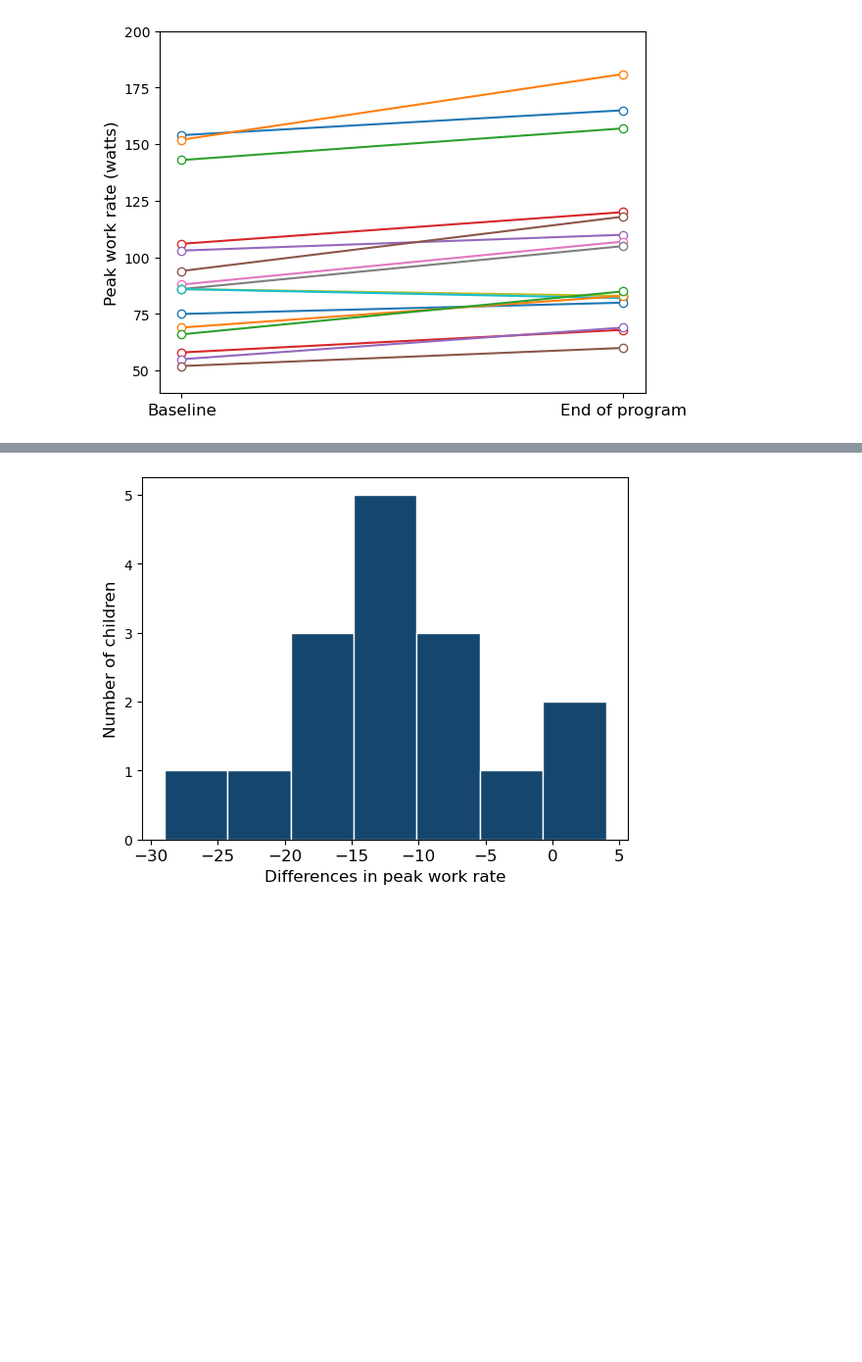
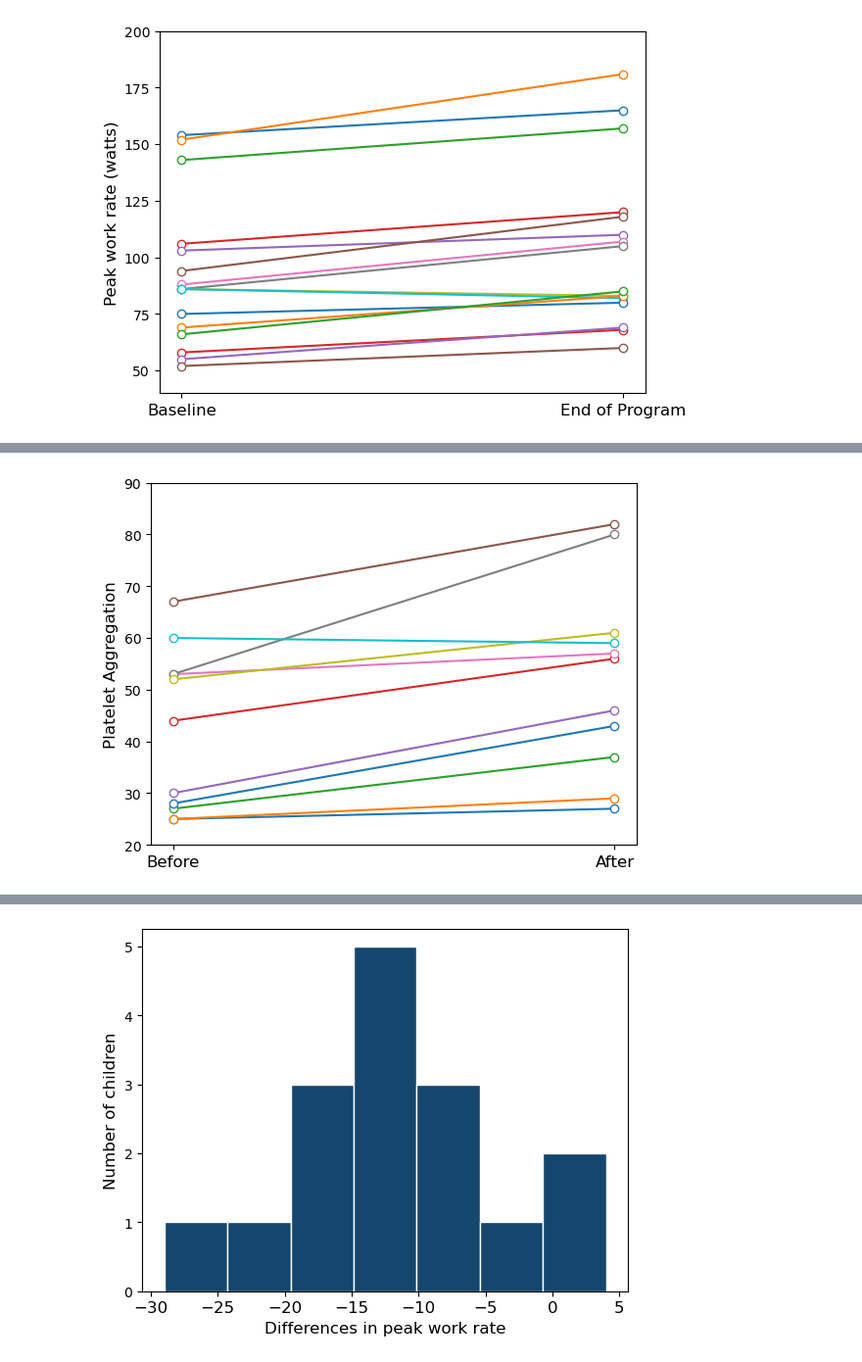
Before and after one commit to DavidSenseman/BIO5853, a Jupyter notebook: Lesson_03_3.ipynb, the cells around one changed output, grey strips where cells are left out. Shown at 98% size. Drawn from its saved outputs; the diff is of its cells as text; code cells hidden in the pictures; blank space fills up the shorter version.

```diff
--- a/Lesson_03_3.ipynb
+++ b/Lesson_03_3.ipynb
@@ -116,0 +175,18 @@ If the code is correct, you should see the following table.
+# %%
+# Insert your code for Exercise 1B here
+
+import pandas as pd
+
+# Read the datafile
+paDF = pd.read_csv(
+    "https://biologicslab.co/BIO5853/data/Platelet.txt",
+#   index_col=0,
+    sep='\t',
+    na_values=['NA','?'])
+
+# Set max rows and max columns
+pd.set_option('display.max_rows', 6)
+pd.set_option('display.max_columns', 4)
+
+# Display DataFrame
+display(paDF)
@@ -153 +285,37 @@ If the code is correct, you should see the following table.
+# %%
+# Insert your code for Exercise 2 here
+
+import numpy as np
+import matplotlib.pyplot as plt
+
+# Create numpy arrays from DataFrame
+x1 = paDF['Before'].to_numpy()
+x2 = paDF['After'].to_numpy()
+
+# Sample data
+data = np.array([x1 , x2])
+
+# Labels for the x-axis
+labels = ['Before', 'After']
+
+# Create a figure and axis
+fig, ax = plt.subplots()
+
+# Plot each row of data
+for i in range(data.shape[1]):
+    ax.plot(labels, data[:, i],
+            markerfacecolor='white',
+            marker='o')
+
+# Set the y-axis limits
+ax.set_ylim(20, 90)
+
+# Add axis labels
+plt.xticks(fontsize=12)
+plt.ylabel('Platelet Aggregation', fontsize=12)
+
+# Show plat
+plt.show()
+# %% [output]
+[figure, added]
 # %% [markdown]
```
Also changed, not shown: parts of 56 cells of this notebook.
